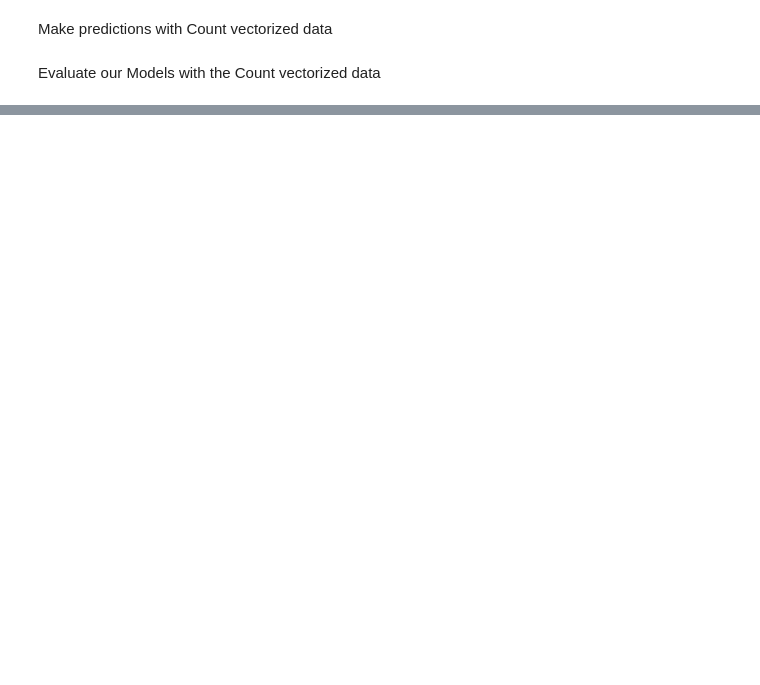
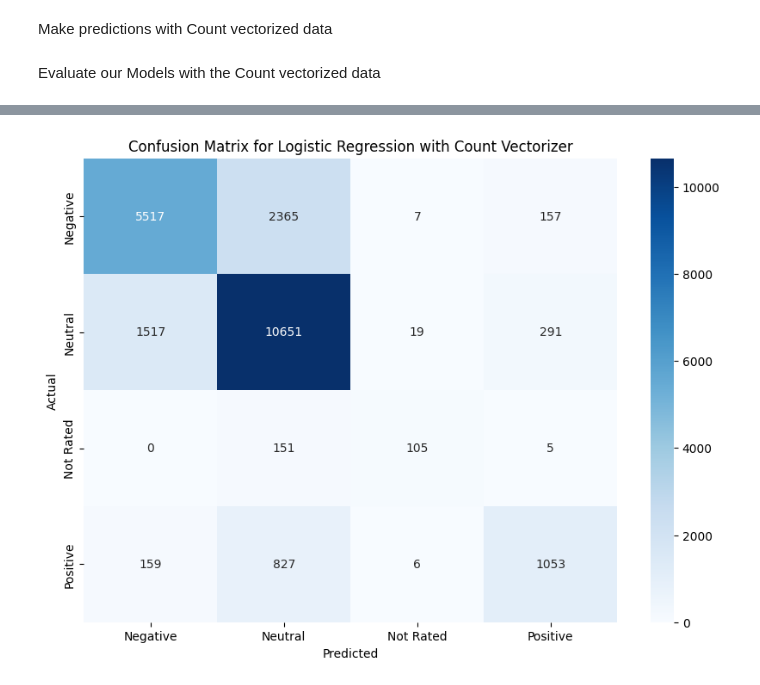
Before and after one commit to Pramsi/Can-t_tame_that_Python_Semester_Project, a Jupyter notebook: Can't_tame_that_Python_Semester_Project.ipynb, the cells around one changed output, grey strips where cells are left out. Saved outputs shown, nothing was run; the diff lists cells and outputs as text; code cells hidden in the pictures; blank space fills up the shorter version.

Commit message:
GridSearch LogReg und ConfusionMatrix

```diff
--- a/Can't_tame_that_Python_Semester_Project.ipynb
+++ b/Can't_tame_that_Python_Semester_Project.ipynb
@@ -193,3 +228,7 @@ y = df_no_qt["Sentiment"]
 # Encode the y labels
 label_encoder = LabelEncoder()
 y_encoded = label_encoder.fit_transform(y)
+# %%
+#check encoded labels
+for index, original_label in enumerate(label_encoder.classes_):
+    print(f"Encoded Label: {index} -> Original Label: {original_label}")
@@ -465,0 +566,28 @@ print(f"Best F1 - Score: {grid_log_reg_count.best_score_}")
+# %%
+def plot_conf_matrix_multiclass(conf_mat, classifier_name, original_label):
+
+    # Set the size of the figure
+    plt.figure(figsize=(10,7))
+
+    # seaborn to create a heatmap of the confusion matrix
+    sns.heatmap(conf_mat, annot=True, fmt='d', cmap='Blues',
+                xticklabels=original_label, yticklabels=original_label)
+
+    # Label the x-axis as 'Predicted'
+    plt.xlabel('Predicted')
+
+    # Label the y-axis as 'Actual'
+    plt.ylabel('Actual')
+
+    # Set the title of the plot
+    plt.title(f'Confusion Matrix for {classifier_name}')
+
+    # Display the plot
+    plt.show()
+# %%
+conf_matrix_logreg_count_multiclass = confusion_matrix(y_test, y_pred_logreg_count)
+# %%
+original_label = ["Negative", "Neutral", "Not Rated", "Positive"]
+plot_conf_matrix_multiclass(conf_matrix_logreg_count_multiclass, "Logistic Regression with Count Vectorizer", original_label)
+# %% [output]
+[figure, added]
```
Also changed, not shown: parts of 24 cells of this notebook.
